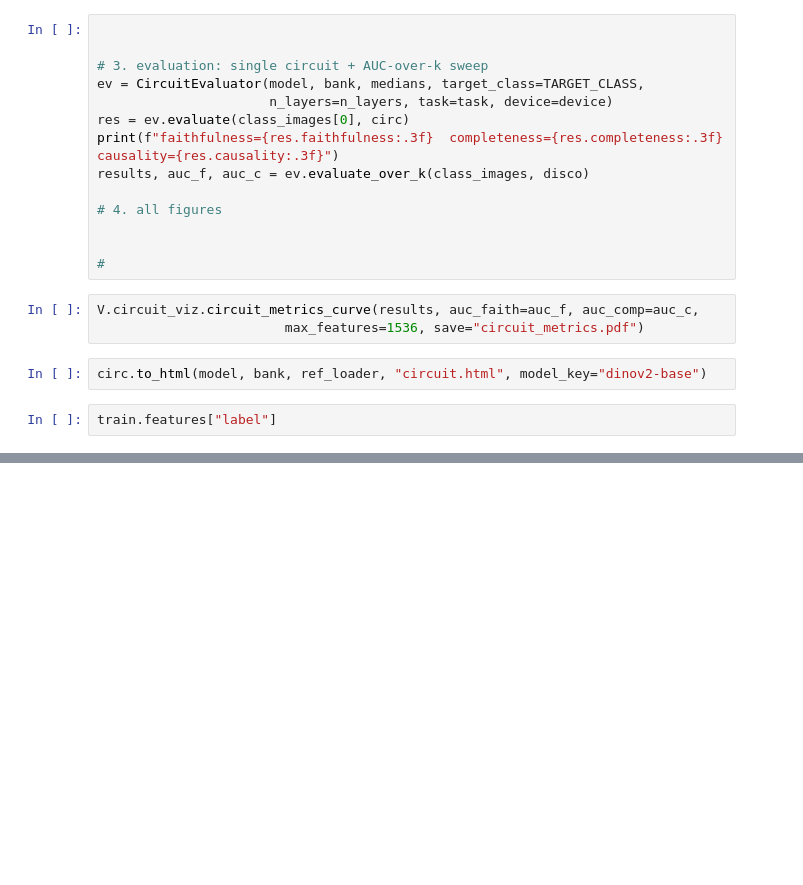
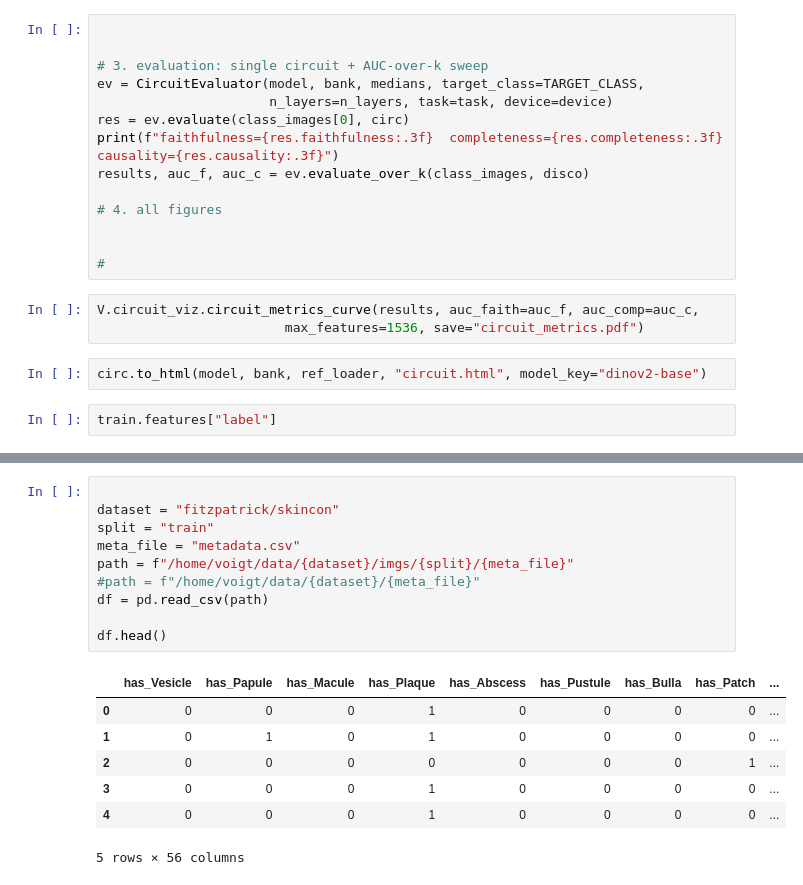
Before and after one commit to VoErik/vitlab, a Jupyter notebook: notebooks/Untitled.ipynb, the cells around one changed output, grey strips where cells are left out. Saved outputs shown, nothing was run; the diff lists cells and outputs as text; blank space fills up the shorter version.

```diff
--- a/notebooks/Untitled.ipynb
+++ b/notebooks/Untitled.ipynb
@@ -128,0 +531,18 @@ train.features["label"]
+# %%
+
+dataset = "fitzpatrick/skincon"
+split = "train"
+meta_file = "metadata.csv"
+path = f"/home/voigt/data/{dataset}/imgs/{split}/{meta_file}"
+#path = f"/home/voigt/data/{dataset}/{meta_file}"
+df = pd.read_csv(path)
+
+df.head()
+# %% [output]
+|  | has_Vesicle | has_Papule | has_Macule | has_Plaque | has_Abscess | has_Pustule | has_Bulla | has_Patch | ... |
+| 0 | 0 | 0 | 0 | 1 | 0 | 0 | 0 | 0 | ... |
+| 1 | 0 | 1 | 0 | 1 | 0 | 0 | 0 | 0 | ... |
+| 2 | 0 | 0 | 0 | 0 | 0 | 0 | 0 | 1 | ... |
+| 3 | 0 | 0 | 0 | 1 | 0 | 0 | 0 | 0 | ... |
+| 4 | 0 | 0 | 0 | 1 | 0 | 0 | 0 | 0 | ... |
+5 rows × 56 columns
```
Also changed, not shown: parts of 8 cells of this notebook, 8 other files.
